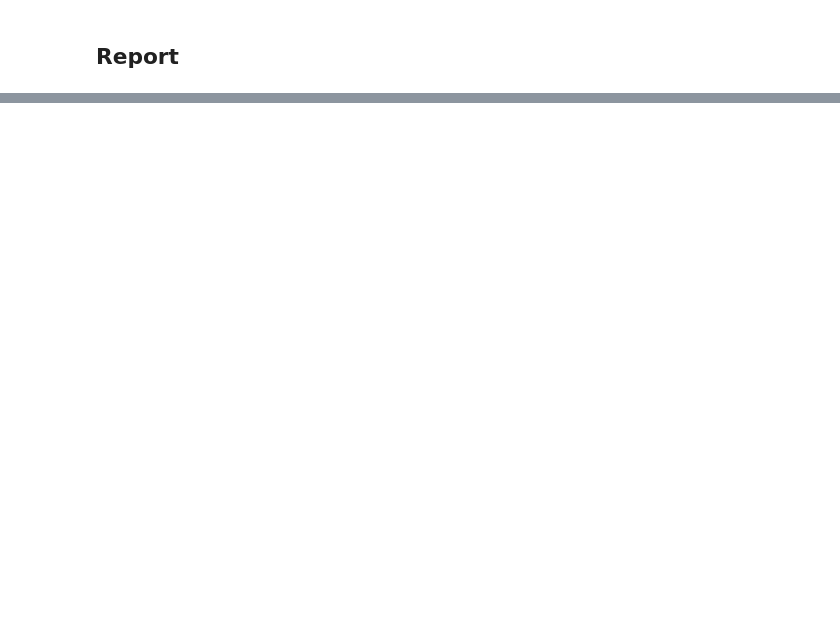
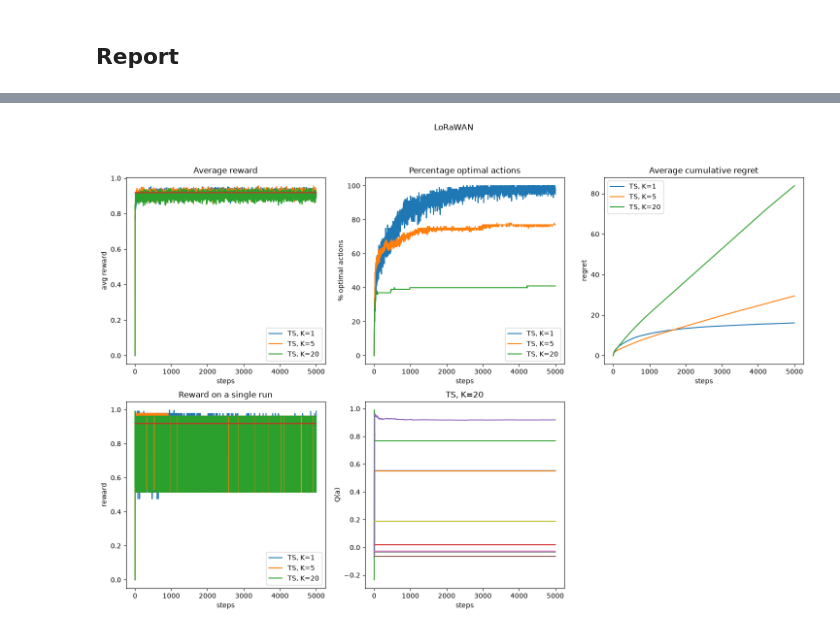
Before and after one commit to baltimira/Deep-Reinforcement-Learning, a Jupyter notebook: ARAP_Lab1_MAB.ipynb, the cells around one changed output, grey strips where cells are left out. Saved outputs shown, nothing was run; the diff lists cells and outputs as text; code cells hidden in the pictures; blank space fills up the shorter version.

Commit message:
Multi-armed bandit first lab exercise

```diff
--- a/ARAP_Lab1_MAB.ipynb
+++ b/ARAP_Lab1_MAB.ipynb
@@ -125,0 +263,33 @@ the regret over time. Derive conclusions.
+# %%
+# Arms config
+SF = np.array([7, 7, 7, 7, 8, 9, 10, 11, 12])
+P = np.array([2, 6, 10, 14, 14, 14, 14, 14, 14])
+mL = len(SF)
+S = np.array([-124, -127, -130, -133, -135, -137])[SF - 7]
+ToA = np.array([0.04, 0.07, 0.14, 0.25, 0.49, 0.99])[SF - 7]
+
+# Constants
+G = -5
+PL = 126
+penalty = 0.02
+E = ToA * 10**(P/10) / 1000
+Cmax = np.max(E) + penalty
+
+# Probability of success, action values and best action
+def lora_values(PL):
+    pA = np.exp(-10**((S - P - G + PL)/10))
+    qA = 1 - (E + penalty*(1 - pA))/Cmax
+    return pA, qA
+
+pA, qA = lora_values(PL)
+bestL = np.argmax(qA)
+NStepsL = 5001
+
+# packet lost with probability 1 - p(a)
+def bandit_lora(a, pA):
+    lost = np.random.rand() > pA[a]
+    return 1 - (E[a] + penalty*lost)/Cmax
+
+print('p(a): ', pA.round(2))
+print('Q(a): ', qA.round(3))
+print(f"best action is arm {bestL+1}: SF{SF[bestL]}, P={P[bestL]} dBm")
@@ -125,0 +427,5 @@ the regret over time. Derive conclusions.
+# %%
+avg_r, avg_ba, avg_reg, single_r, Q = resultsL[2]
+generate_plot(avg_r, avg_ba, avg_reg, single_r, Q, 2, parsL[2], 'LoRaWAN', qA[bestL])
+# %% [output]
+[figure, added]
```
Also changed, not shown: parts of 35 cells of this notebook, 5 other files.
